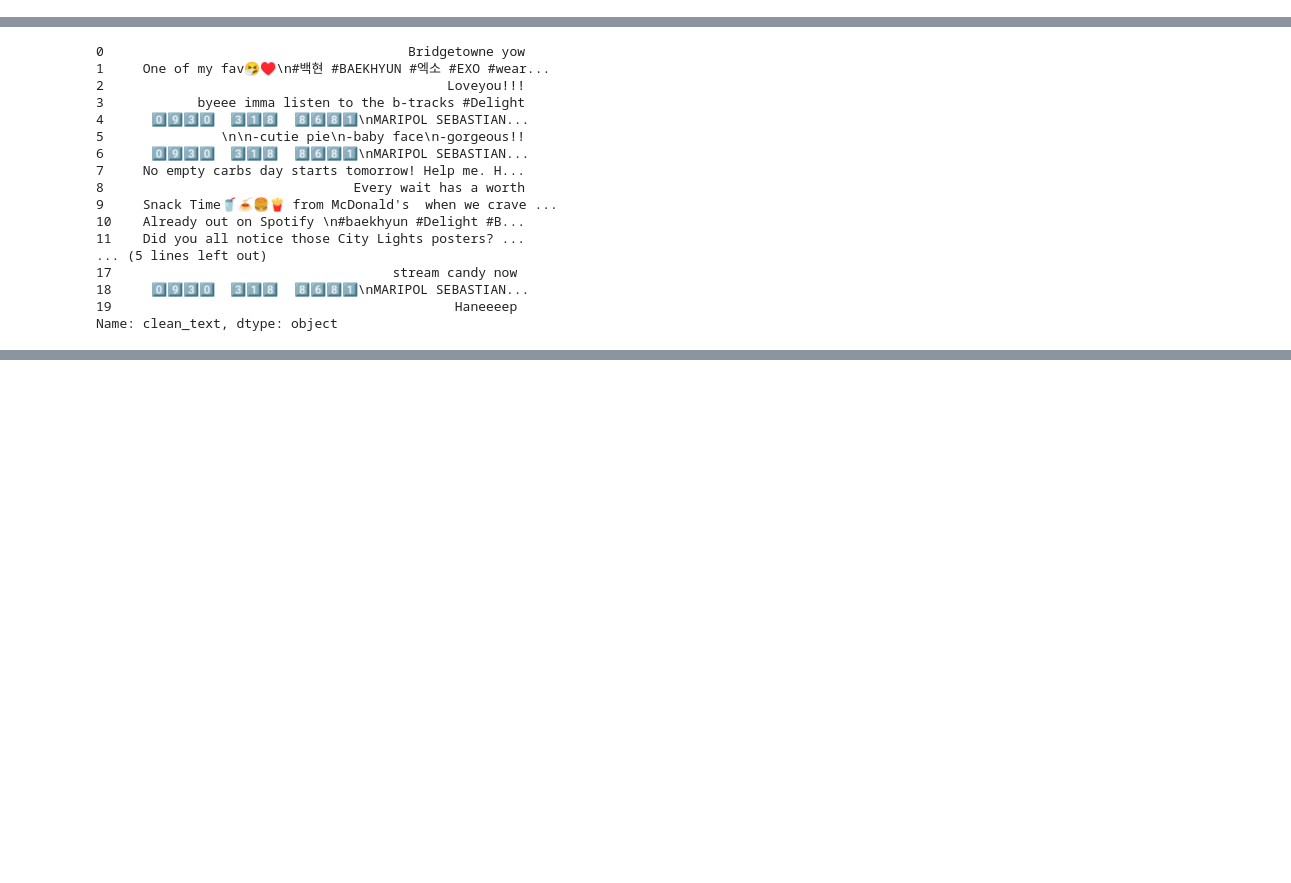
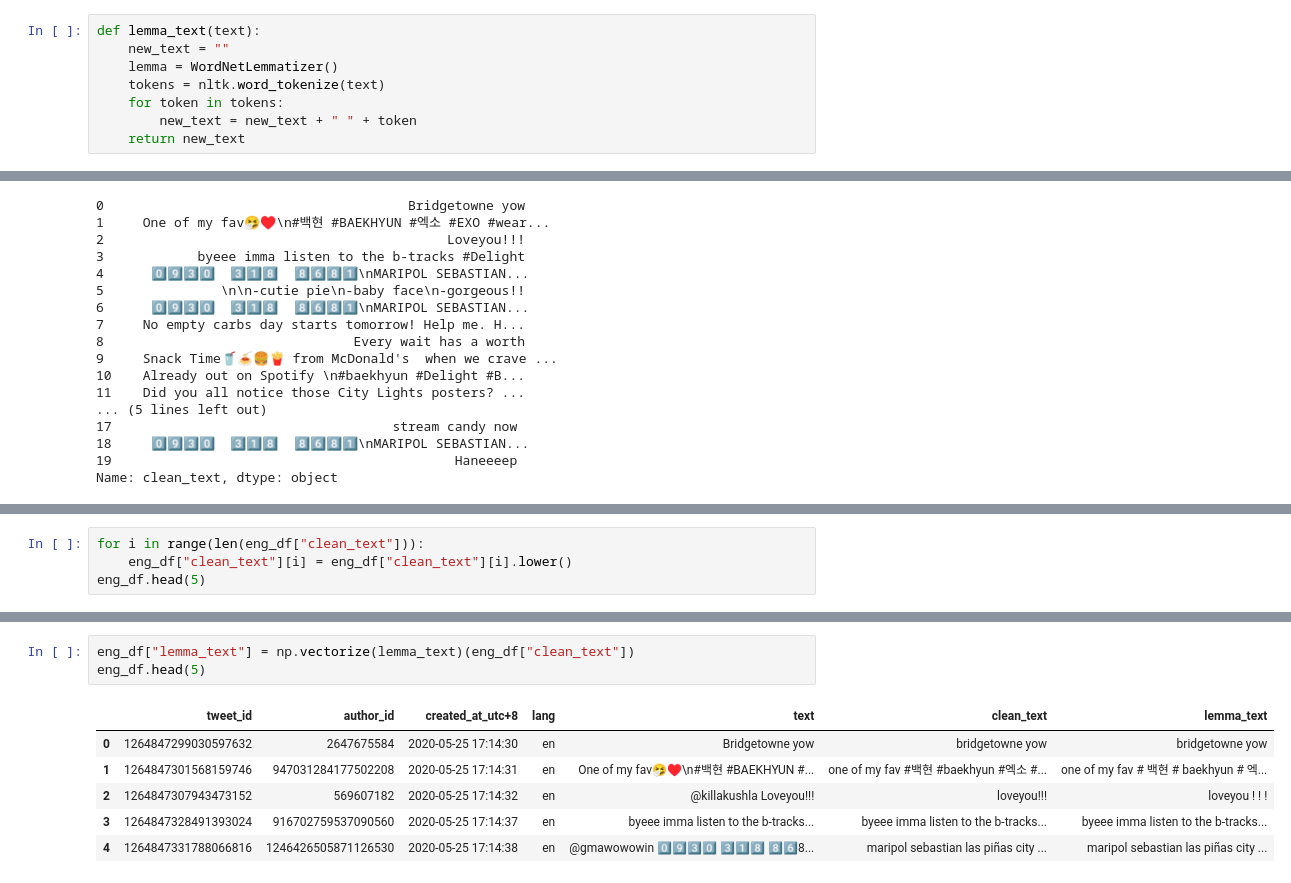
Before and after one commit to NiloJaticoII/INTRNLP-Sentiment-Tweet, a Jupyter notebook: Model_2.ipynb, the cells around one changed output, grey strips where cells are left out. Cells and saved outputs as stored; diff of their text form; blank space fills up the shorter version.

```diff
--- a/Model_2.ipynb
+++ b/Model_2.ipynb
@@ -92,3 +102,11 @@ def extract_text_regex(text, regex):
+# %%
+def lemma_text(text):
+    new_text = ""
+    lemma = WordNetLemmatizer()
+    tokens = nltk.word_tokenize(text)
+    for token in tokens:
+        new_text = new_text + " " + token
+    return new_text
 # %%
 eng_df["clean_text"] = np.vectorize(remove_text_regex)(eng_df["text"], "@[\w]*")
 eng_df.head(5)
@@ -144,0 +204,4 @@ Name: clean_text, dtype: object
+# %%
+for i in range(len(eng_df["clean_text"])):
+    eng_df["clean_text"][i] = eng_df["clean_text"][i].lower()
+eng_df.head(5)
@@ -144,0 +219,10 @@ Name: clean_text, dtype: object
+# %%
+eng_df["lemma_text"] = np.vectorize(lemma_text)(eng_df["clean_text"])
+eng_df.head(5)
+# %% [output]
+|  | tweet_id | author_id | created_at_utc+8 | lang | text | clean_text | lemma_text |
+| 0 | 1264847299030597632 | 2647675584 | 2020-05-25 17:14:30 | en | Bridgetowne yow | bridgetowne yow | bridgetowne yow |
+| 1 | 1264847301568159746 | 947031284177502208 | 2020-05-25 17:14:31 | en | One of my fav🤧♥️\n#백현 #BAEKHYUN #... | one of my fav #백현 #baekhyun #엑소 #... | one of my fav # 백현 # baekhyun # 엑... |
+| 2 | 1264847307943473152 | 569607182 | 2020-05-25 17:14:32 | en | @killakushla Loveyou!!! | loveyou!!! | loveyou ! ! ! |
+| 3 | 1264847328491393024 | 916702759537090560 | 2020-05-25 17:14:37 | en | byeee imma listen to the b-tracks... | byeee imma listen to the b-tracks... | byeee imma listen to the b-tracks... |
+| 4 | 1264847331788066816 | 1246426505871126530 | 2020-05-25 17:14:38 | en | @gmawowowin 0⃣9⃣3⃣0⃣ 3⃣1⃣8⃣ 8⃣6⃣8... | maripol sebastian las piñas city ... | maripol sebastian las piñas city ... |
```
Also changed, not shown: parts of 14 cells of this notebook.
